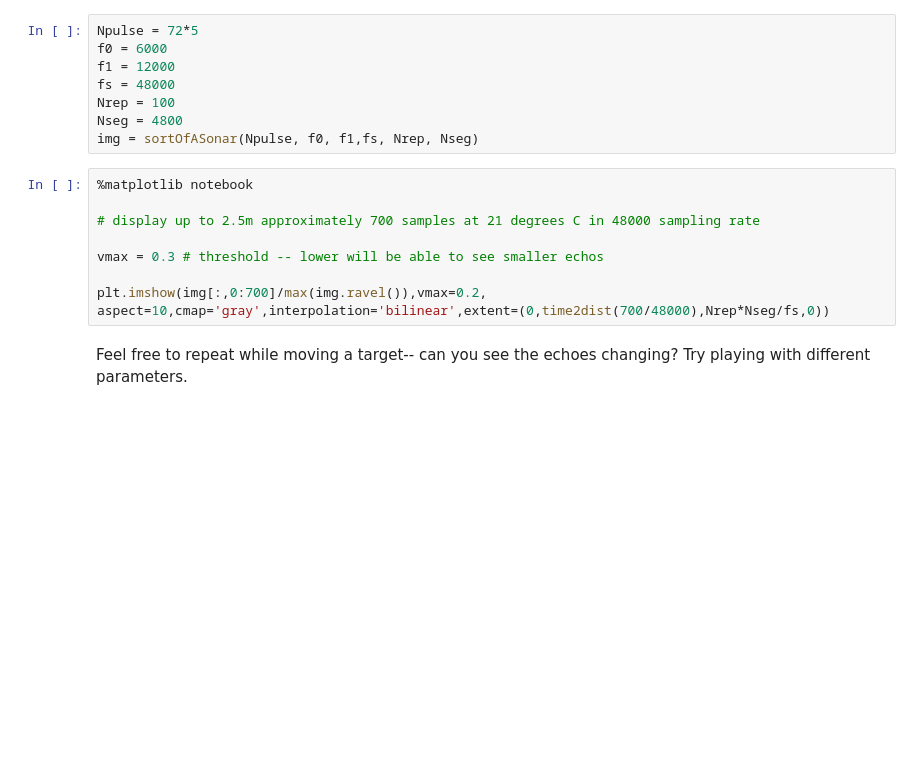
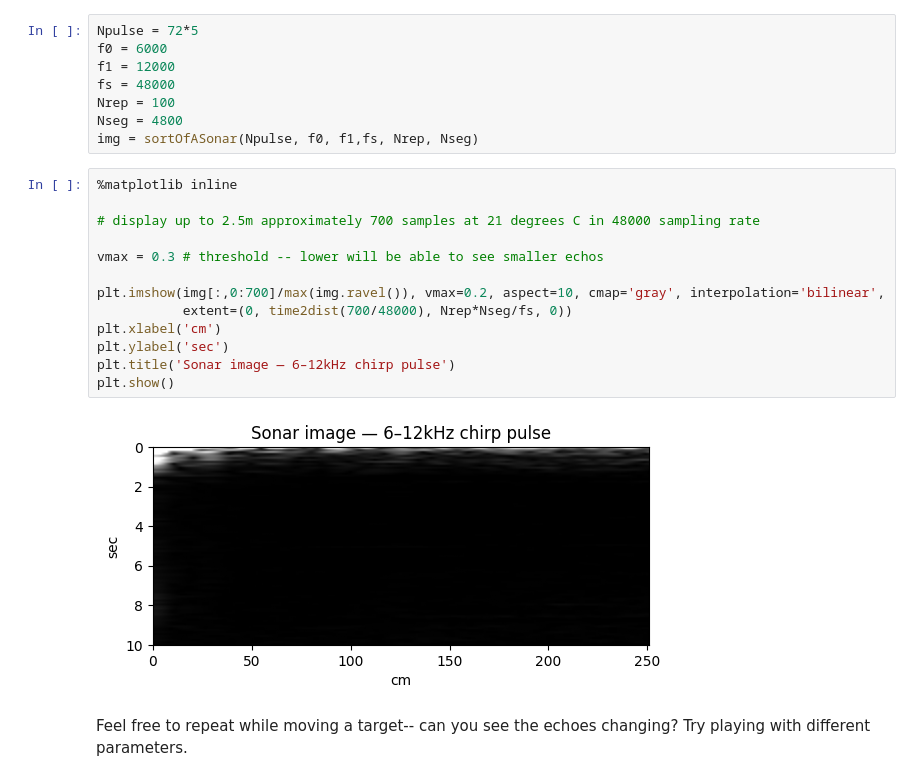
Before and after one commit to mtan0587/Air-Sonar, a Jupyter notebook: TimeDomain-Sonar-New.ipynb, the cells around one changed output. Saved outputs shown, nothing was run; the diff lists cells and outputs as text; blank space fills up the shorter version.

```diff
--- a/TimeDomain-Sonar-New.ipynb
+++ b/TimeDomain-Sonar-New.ipynb
@@ -978,13 +1011,20 @@ Nrep = 100
 Nseg = 4800
 img = sortOfASonar(Npulse, f0, f1,fs, Nrep, Nseg)
 # %%
-%matplotlib notebook
+%matplotlib inline
 
 # display up to 2.5m approximately 700 samples at 21 degrees C in 48000 sampling rate
 
 vmax = 0.3 # threshold -- lower will be able to see smaller echos
 
-plt.imshow(img[:,0:700]/max(img.ravel()),vmax=0.2, aspect=10,cmap='gray',interpolation='bilinear',extent=(0,time2dist(700/48000),Nrep*Nseg/fs,0))
+plt.imshow(img[:,0:700]/max(img.ravel()), vmax=0.2, aspect=10, cmap='gray', interpolation='bilinear',
+           extent=(0, time2dist(700/48000), Nrep*Nseg/fs, 0))
+plt.xlabel('cm')
+plt.ylabel('sec')
+plt.title('Sonar image — 6–12kHz chirp pulse')
+plt.show()
+# %% [output]
+[figure, added]
 # %% [markdown]
 Feel free to repeat while moving a target-- can you see the echoes changing? Try playing with different parameters.
 # %% [markdown]
```
Also changed, not shown: parts of 17 cells of this notebook, 1 other file.
